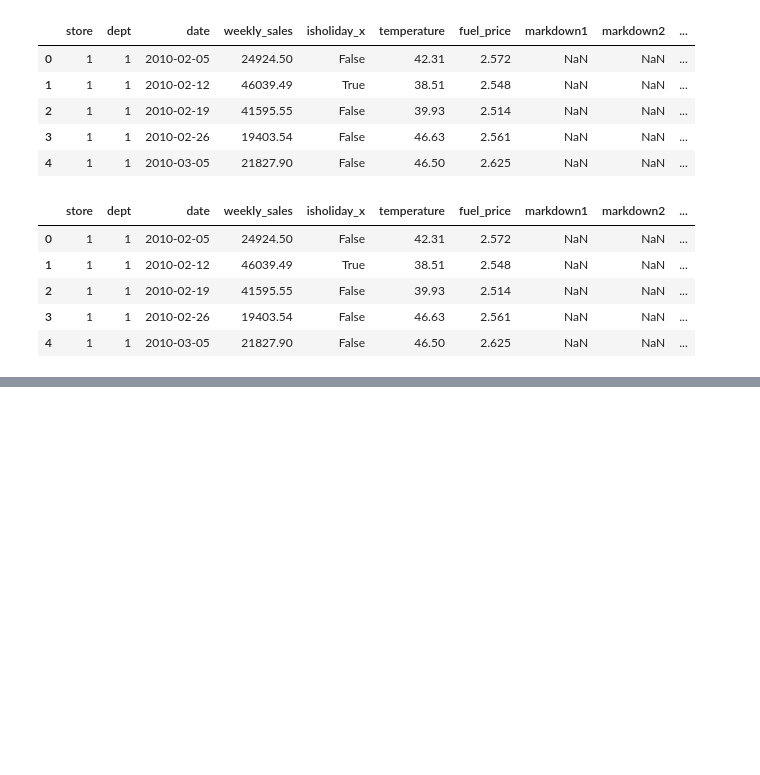
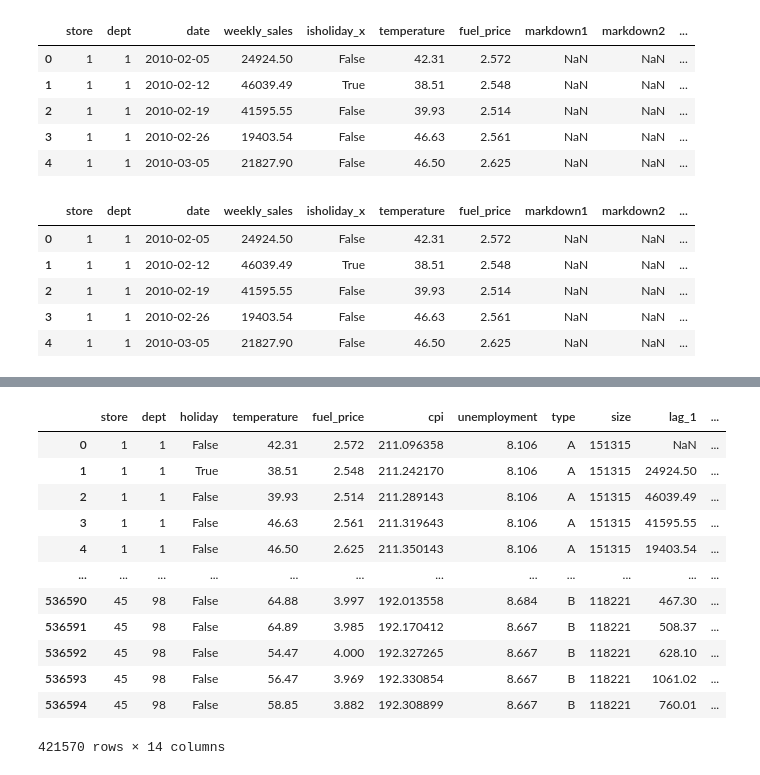
Before and after one commit to IamRaNo/Elevvo_Internship, a Jupyter notebook: Task-7/sales_model_creation.ipynb, the cells around one changed output, grey strips where cells are left out. Drawn from its saved outputs; the diff is of its cells as text; code cells hidden in the pictures; blank space fills up the shorter version.

```diff
--- a/Task-7/sales_model_creation.ipynb
+++ b/Task-7/sales_model_creation.ipynb
@@ -205,15 +201,25 @@ from sklearn.preprocessing import LabelEncoder
-# %%
-train=train.dropna(subset=['lag_1']).reset_index(drop=True)
 # %%
 for df in [train, test]:
     df['year'] = df['date'].dt.year
     df['month'] = df['date'].dt.month
     df['day'] = df['date'].dt.day  # optional
     df.drop('date', axis=1, inplace=True)
-# %%
-le = LabelEncoder()
-train['type'] = le.fit_transform(train['type'])
-test['type'] = le.transform(test['type'])
 # %%
 X=train.drop(columns=['weekly_sales'])
 y=train['weekly_sales']
+# %%
+X
+# %% [output]
+|  | store | dept | holiday | temperature | fuel_price | cpi | unemployment | type | size | lag_1 | ... |
+| 0 | 1 | 1 | False | 42.31 | 2.572 | 211.096358 | 8.106 | A | 151315 | NaN | ... |
+| 1 | 1 | 1 | True | 38.51 | 2.548 | 211.242170 | 8.106 | A | 151315 | 24924.50 | ... |
+| 2 | 1 | 1 | False | 39.93 | 2.514 | 211.289143 | 8.106 | A | 151315 | 46039.49 | ... |
+| 3 | 1 | 1 | False | 46.63 | 2.561 | 211.319643 | 8.106 | A | 151315 | 41595.55 | ... |
+| 4 | 1 | 1 | False | 46.50 | 2.625 | 211.350143 | 8.106 | A | 151315 | 19403.54 | ... |
+| ... | ... | ... | ... | ... | ... | ... | ... | ... | ... | ... | ... |
+| 536590 | 45 | 98 | False | 64.88 | 3.997 | 192.013558 | 8.684 | B | 118221 | 467.30 | ... |
+| 536591 | 45 | 98 | False | 64.89 | 3.985 | 192.170412 | 8.667 | B | 118221 | 508.37 | ... |
+| 536592 | 45 | 98 | False | 54.47 | 4.000 | 192.327265 | 8.667 | B | 118221 | 628.10 | ... |
+| 536593 | 45 | 98 | False | 56.47 | 3.969 | 192.330854 | 8.667 | B | 118221 | 1061.02 | ... |
+| 536594 | 45 | 98 | False | 58.85 | 3.882 | 192.308899 | 8.667 | B | 118221 | 760.01 | ... |
+421570 rows × 14 columns
```
Also changed, not shown: parts of 28 cells of this notebook, 1 other file.
